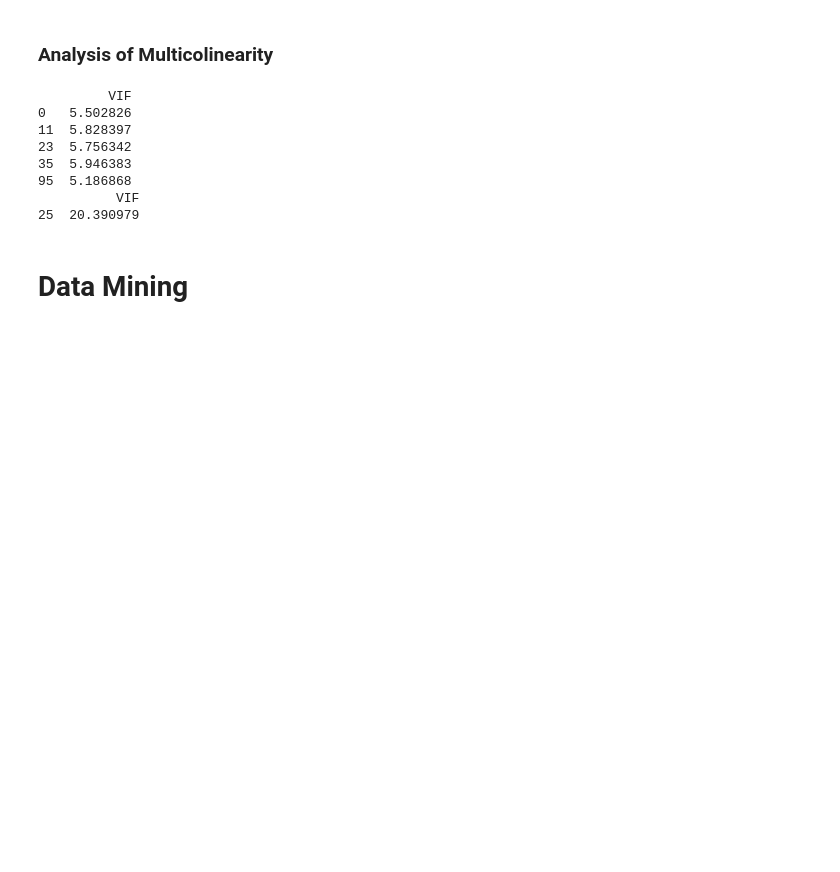
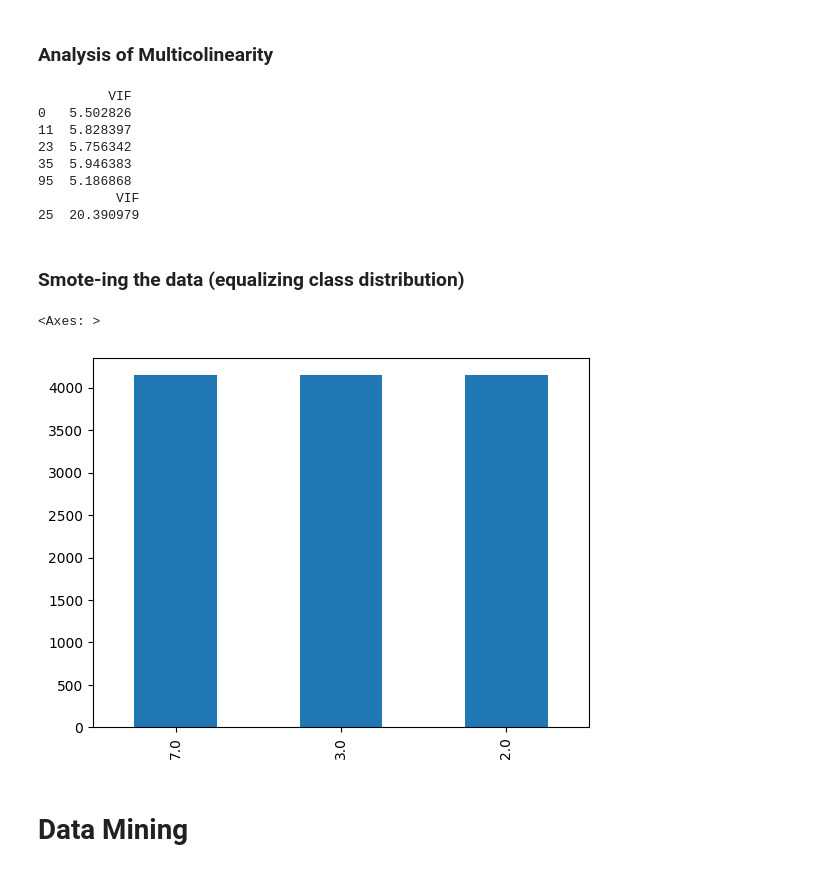
Before and after one commit to nsandlin1/EEG_Mining, a Jupyter notebook: EEG_Mining_Colab.ipynb, the cells around one changed output. Saved outputs shown, nothing was run; the diff lists cells and outputs as text; code cells hidden in the pictures; blank space fills up the shorter version.

```diff
--- a/EEG_Mining_Colab.ipynb
+++ b/EEG_Mining_Colab.ipynb
@@ -160,6 +160,24 @@ print(vifs[vifs.VIF > 15])
 95  5.186868
           VIF
 25  20.390979
+# %% [markdown]
+### Smote-ing the data (equalizing class distribution)
+# %%
+from imblearn.over_sampling import SMOTE
+
+# Synthetic Minority Oversamplting TEcnique
+smoter = SMOTE()
+X, y = smoter.fit_resample(train_subject1.iloc[:, :96], train_subject1[96])
+
+# join dataframes
+smoted_train_subject1 = X.join(y)
+
+# review occurance of different actions
+# actions are specified by column 97
+smoted_train_subject1[96].value_counts().plot(kind='bar')
+# %% [output]
+<Axes: >
+[figure, added]
 # %% [markdown]
 # Data Mining
 # %%
```
